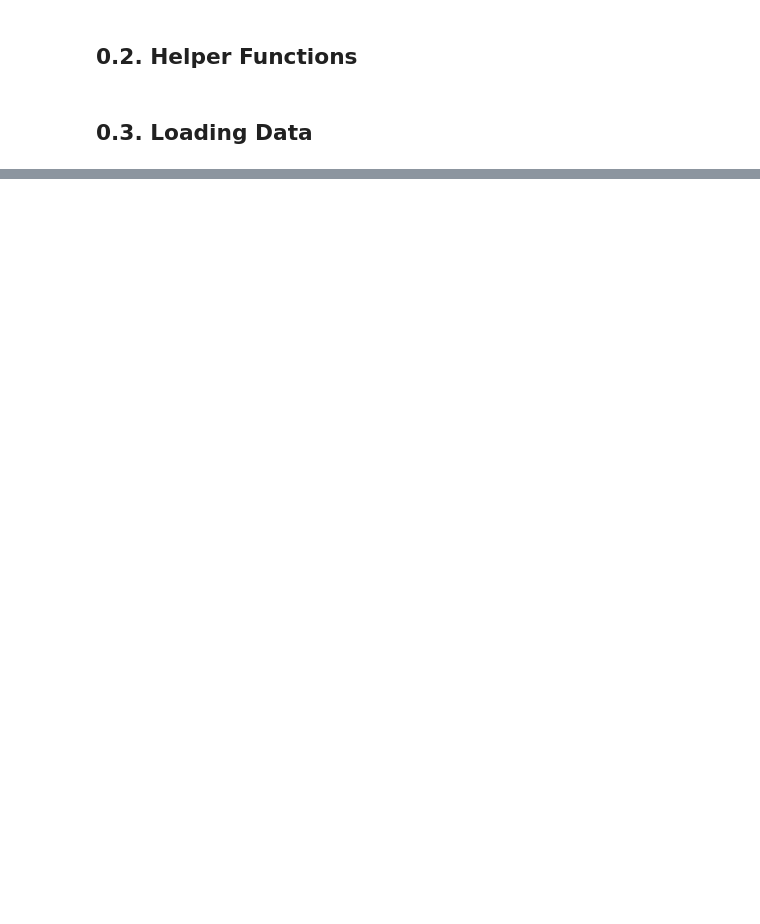
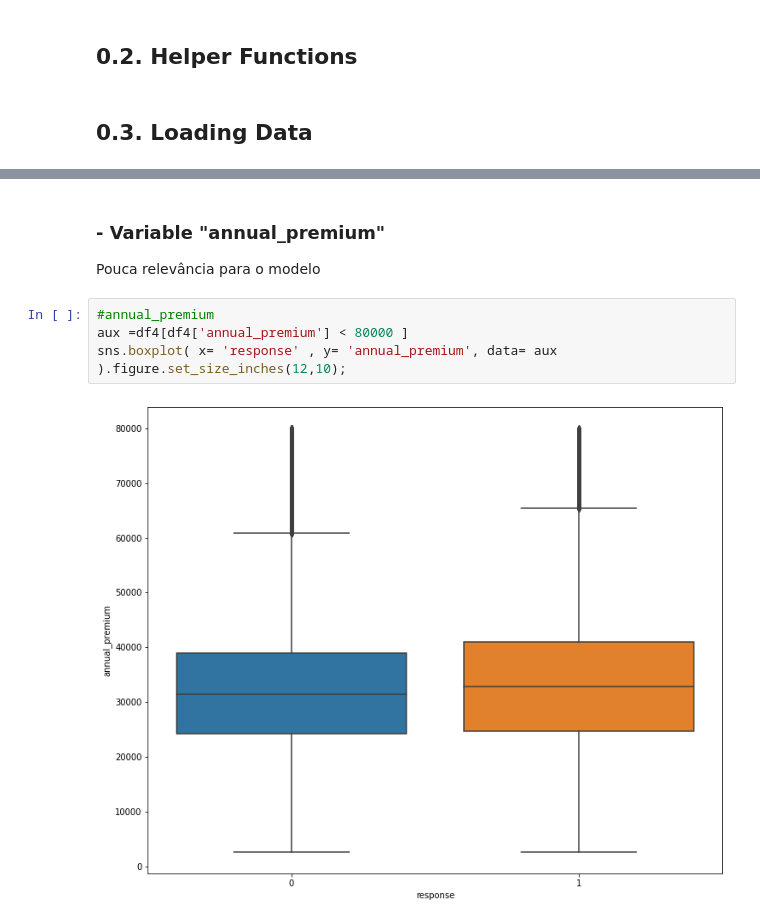
Before and after one commit to LucasAsilveira/PA04-Health-Insurance-Cross-Sell, a Jupyter notebook: Project_Health_Insurance.ipynb, the cells around one changed output, grey strips where cells are left out. Drawn from its saved outputs; the diff is of its cells as text; blank space fills up the shorter version.

```diff
--- a/Project_Health_Insurance.ipynb
+++ b/Project_Health_Insurance.ipynb
@@ -49,0 +265,9 @@ df_raw.head()
+# %% [markdown]
+### - Variable "annual_premium"
+Pouca relevância para o modelo
+# %%
+#annual_premium
+aux =df4[df4['annual_premium'] < 80000 ]
+sns.boxplot( x= 'response' , y= 'annual_premium', data= aux ).figure.set_size_inches(12,10);
+# %% [output]
+[figure, added]
```
Also changed, not shown: parts of 102 cells of this notebook, 3 other files.
